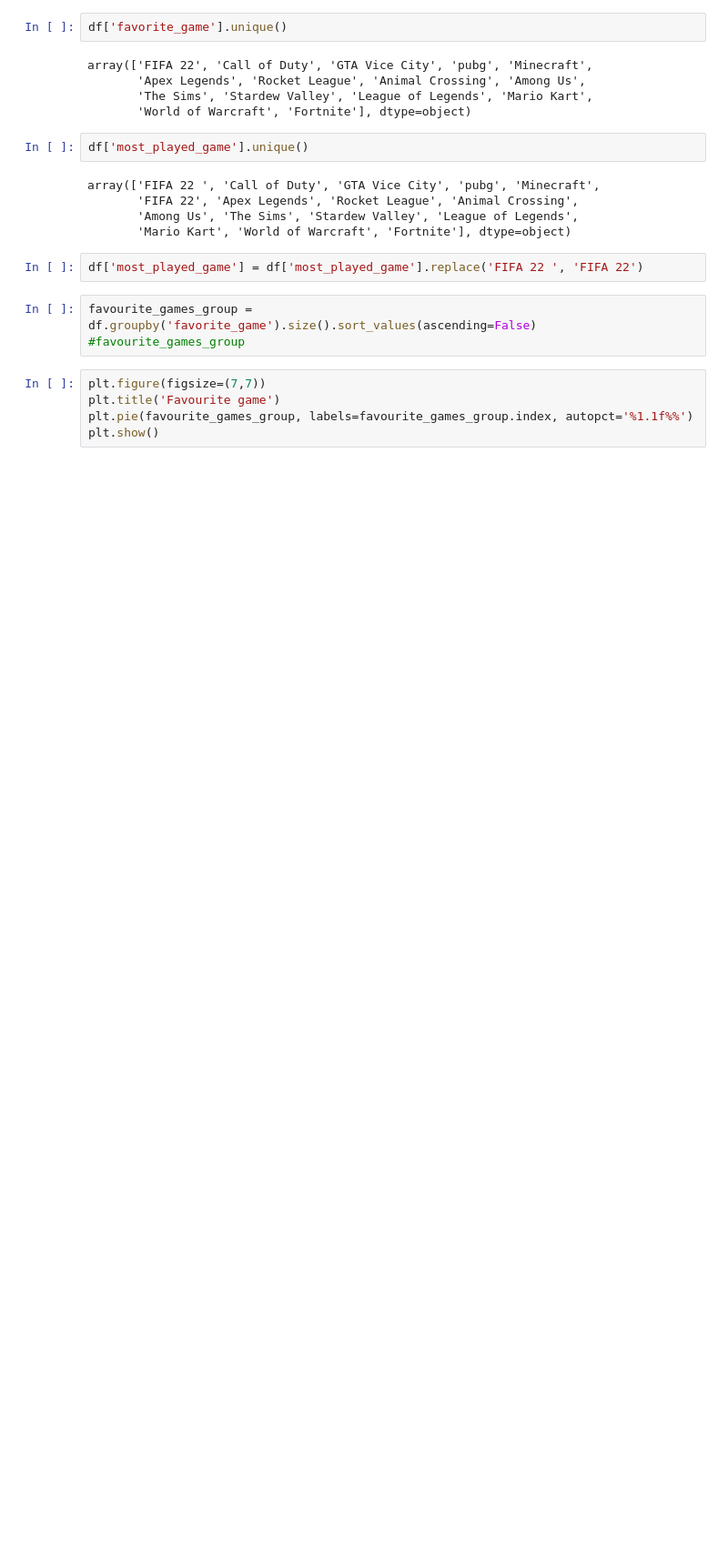
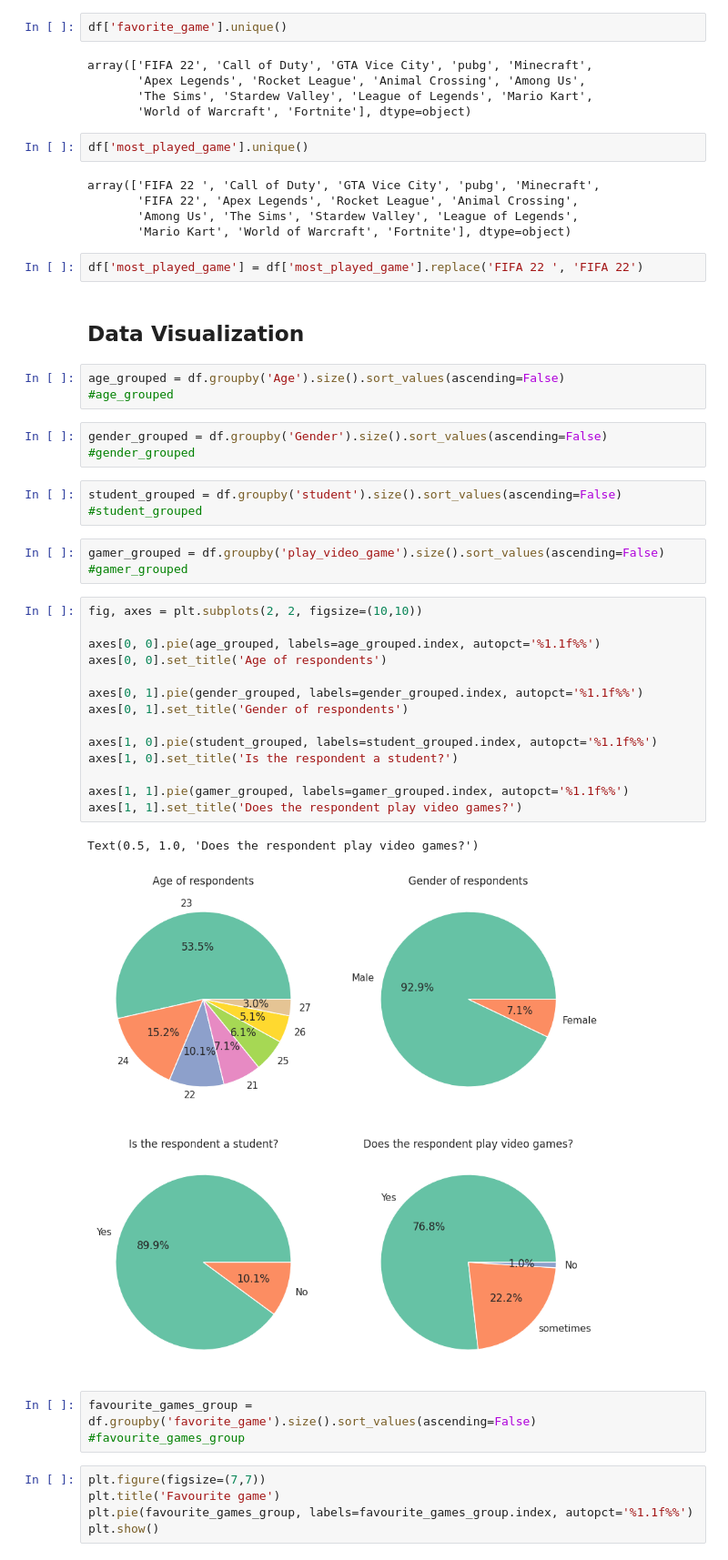
Before and after one commit to MartaSeidler/Kaggle_Reason_for_playing_Video_Games, a Jupyter notebook: reason-for-playing-video-games.ipynb, the cells around one changed output. Shown at 91% size. Saved outputs shown, nothing was run; the diff lists cells and outputs as text; blank space fills up the shorter version.

Commit message:
Kaggle Notebook | Reason for playing Video Games | Version 3

```diff
--- a/reason-for-playing-video-games.ipynb
+++ b/reason-for-playing-video-games.ipynb
@@ -122,6 +81,37 @@ array(['FIFA 22 ', 'Call of Duty', 'GTA Vice City', 'pubg', 'Minecraft',
        'Mario Kart', 'World of Warcraft', 'Fortnite'], dtype=object)
 # %%
 df['most_played_game'] = df['most_played_game'].replace('FIFA 22 ', 'FIFA 22')
+# %% [markdown]
+## Data Visualization
+# %%
+age_grouped = df.groupby('Age').size().sort_values(ascending=False)
+#age_grouped
+# %%
+gender_grouped = df.groupby('Gender').size().sort_values(ascending=False)
+#gender_grouped
+# %%
+student_grouped = df.groupby('student').size().sort_values(ascending=False)
+#student_grouped
+# %%
+gamer_grouped = df.groupby('play_video_game').size().sort_values(ascending=False)
+#gamer_grouped
+# %%
+fig, axes = plt.subplots(2, 2, figsize=(10,10))
+
+axes[0, 0].pie(age_grouped, labels=age_grouped.index, autopct='%1.1f%%')
+axes[0, 0].set_title('Age of respondents')
+
+axes[0, 1].pie(gender_grouped, labels=gender_grouped.index, autopct='%1.1f%%')
+axes[0, 1].set_title('Gender of respondents')
+
+axes[1, 0].pie(student_grouped, labels=student_grouped.index, autopct='%1.1f%%')
+axes[1, 0].set_title('Is the respondent a student?')
+
+axes[1, 1].pie(gamer_grouped, labels=gamer_grouped.index, autopct='%1.1f%%')
+axes[1, 1].set_title('Does the respondent play video games?')
+# %% [output]
+Text(0.5, 1.0, 'Does the respondent play video games?')
+[figure, added]
 # %%
 favourite_games_group = df.groupby('favorite_game').size().sort_values(ascending=False)
 #favourite_games_group
```
Also changed, not shown: parts of 14 cells of this notebook.
